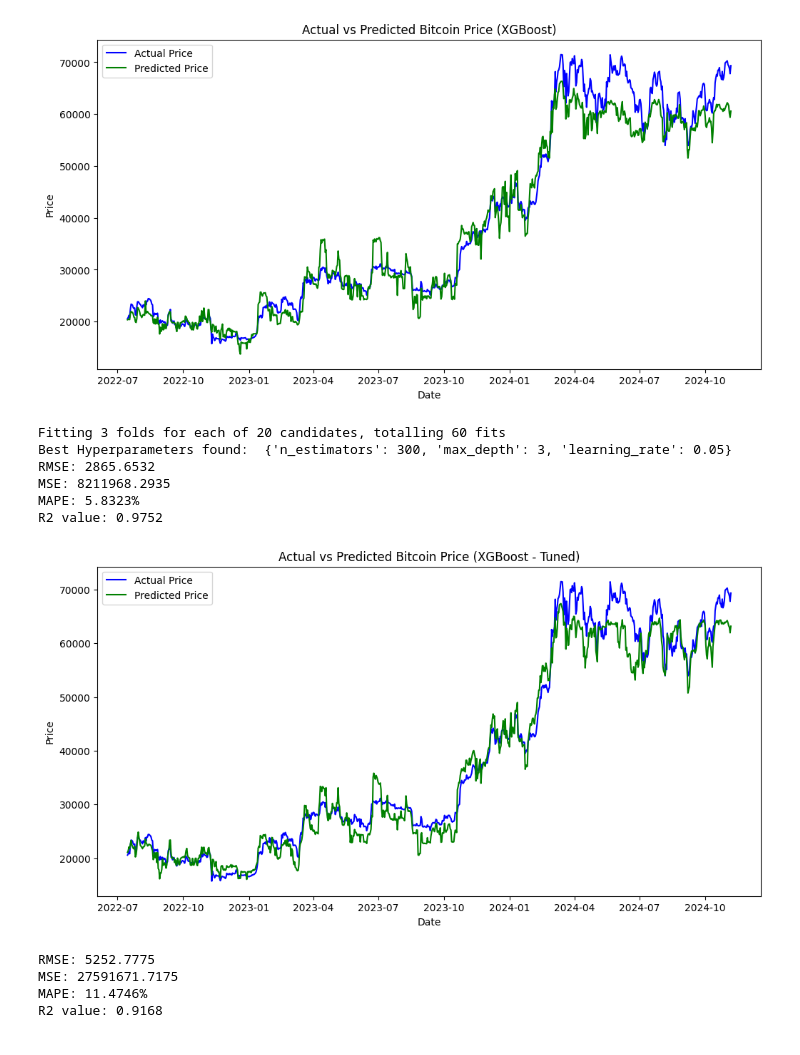
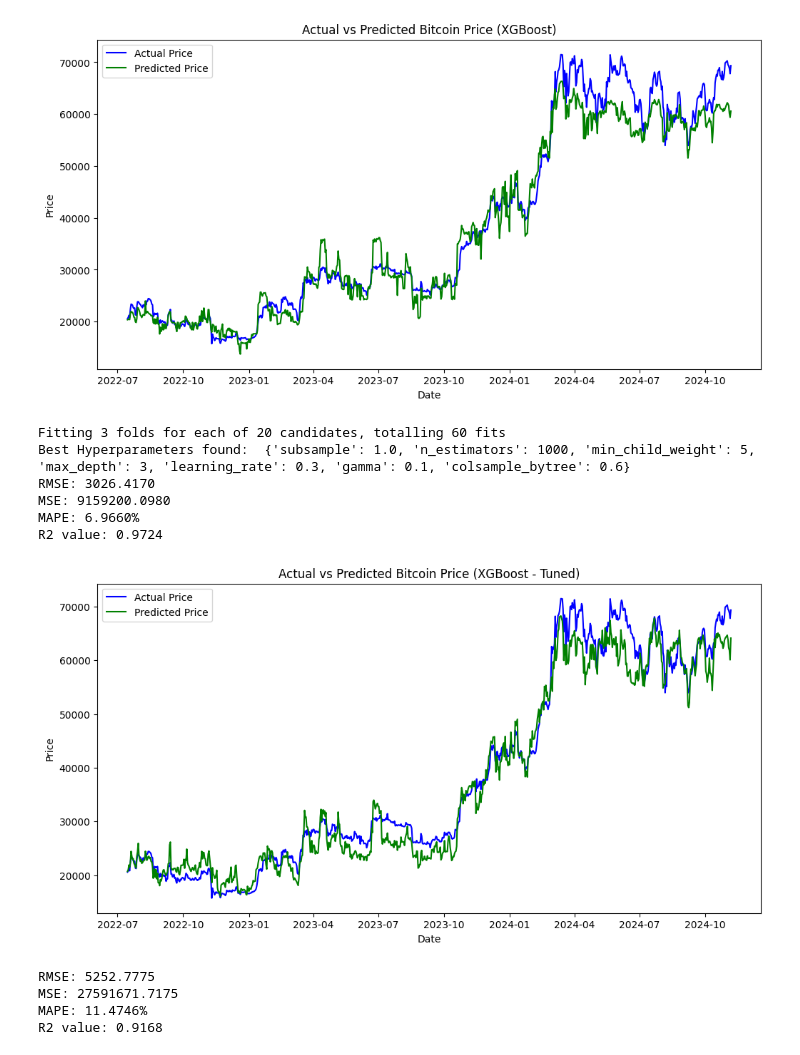
Before and after one commit to SaiTejaBorgam/Data-Science-Project, a Jupyter notebook: Project code.ipynb, the cells around one changed output. Cells and saved outputs as stored; diff of their text form; code cells hidden in the pictures.

```diff
--- a/Project code.ipynb
+++ b/Project code.ipynb
@@ -820,53 +842,63 @@ X_test_scaled = scaler.transform(X_test)
 
 xgb_model = xgb.XGBRegressor(objective='reg:squarederror')
 param_dist = {
-    'n_estimators': [100, 200, 300, 500],
+    'n_estimators': [100, 200, 300, 500, 700, 1000],
     'learning_rate': [0.01, 0.05, 0.1, 0.2, 0.3],
-    'max_depth': [3, 5, 6, 7, 9],
+    'max_depth': [3, 5, 6, 7, 9, 12],
+    'min_child_weight': [1, 3, 5, 7],
+    'subsample': [0.6, 0.7, 0.8, 0.9, 1.0],
+    'colsample_bytree': [0.6, 0.7, 0.8, 0.9, 1.0],
+    'gamma': [0, 0.1, 0.2, 0.3, 0.5]
 }
 
 random_search = RandomizedSearchCV(xgb_model, param_distributions=param_dist,
                                    n_iter=20, cv=3, n_jobs=-1, scoring='neg_mean_squared_error',
-                                   random_state=42, verbose=2)
+                                  verbose=2)
 
 random_search.fit(X_train_scaled, y_train)
 
 best_params = random_search.best_params_
 print("Best Hyperparameters found: ", best_params)
 
 best_model = random_search.best_estimator_
 
 best_model.fit(X_train_scaled, y_train)
 
 y_pred = best_model.predict(X_test_scaled)
 
 mse = mean_squared_error(y_test, y_pred)
-mae = mean_absolute_error(y_test, y_pred)
 r2 = r2_score(y_test, y_pred)
 rmse = np.sqrt(mse)
 mape = np.mean(np.abs((y_test - y_pred) / y_test)) * 100
+
+metrics_xgboost_tuned={
+    'mse': mse,
+    'r2': r2,
+    'rmse': rmse,
+    'mape': mape
+}
 
 print(f"RMSE: {rmse:.4f}")
 print(f"MSE: {mse:.4f}")
 print(f"MAPE: {mape:.4f}%")
 print(f"R2 value: {r2:.4f}")
 
 plt.figure(figsize=(12, 6))
 plt.plot(y_test.index, y_test, label="Actual Price", color='blue')
 plt.plot(y_test.index, y_pred, label="Predicted Price", color='green')
 plt.title('Actual vs Predicted Bitcoin Price (XGBoost - Tuned)')
 plt.xlabel('Date')
 plt.ylabel('Price')
 plt.legend()
 plt.show()
 # %% [output]
 Fitting 3 folds for each of 20 candidates, totalling 60 fits
-Best Hyperparameters found:  {'n_estimators': 300, 'max_depth': 3, 'learning_rate': 0.05}
-RMSE: 2865.6532
-MSE: 8211968.2935
-MAPE: 5.8323%
-R2 value: 0.9752
+Best Hyperparameters found:  {'subsample': 1.0, 'n_estimators': 1000, 'min_child_weight': 5, 'max_depth': 3, 'learning_rate': 0.3, 'gamma': 0.1, 'colsample_bytree': 0.6}
+RMSE: 3026.4170
+MSE: 9159200.0980
+MAPE: 6.9660%
+R2 value: 0.9724
-[figure, old version]
+[figure, new version]
 # %%
 from sklearn.tree import DecisionTreeRegressor
 
```
Also changed, not shown: parts of 11 cells of this notebook.
